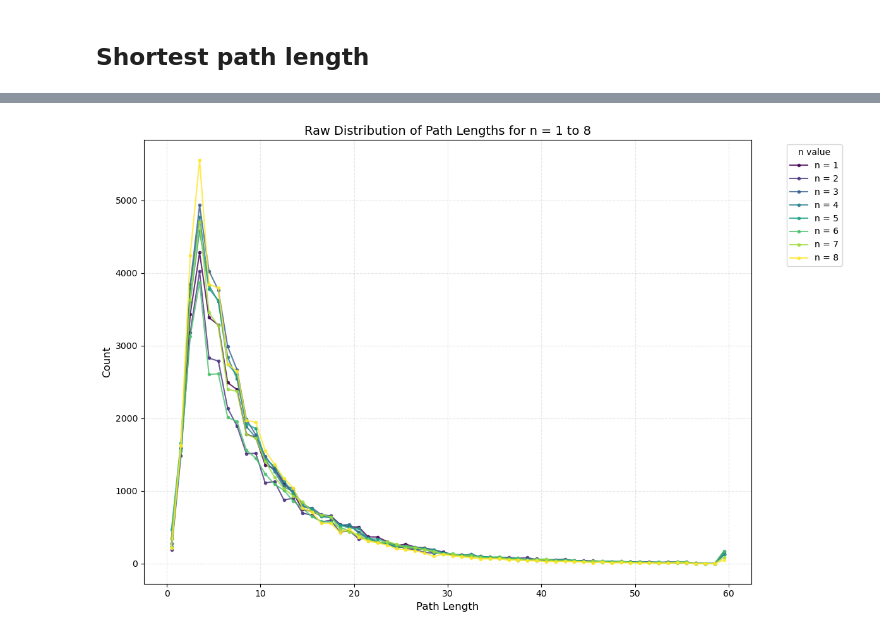
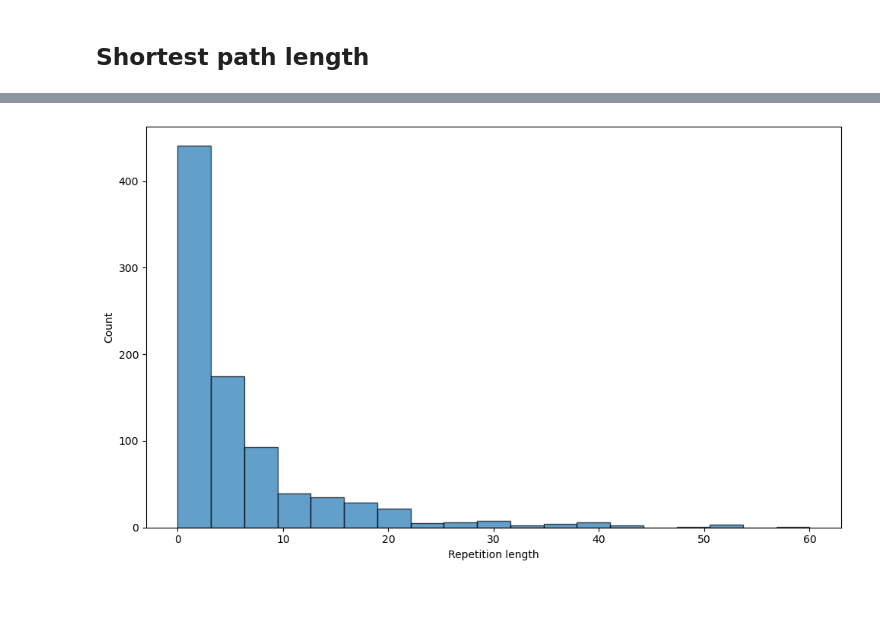
Before and after one commit to flopau76/dBG_project, a Jupyter notebook: analysis.ipynb, the cells around one changed output, grey strips where cells are left out. Saved outputs shown, nothing was run; the diff lists cells and outputs as text; code cells hidden in the pictures; blank space fills up the shorter version.

```diff
--- a/analysis.ipynb
+++ b/analysis.ipynb
@@ -226,46 +226,29 @@ plt.show()
-# %%
-import pandas as pd
-import numpy as np
-import matplotlib.pyplot as plt
-
-plt.figure(figsize=(12, 8))
-
-# Define colors for each n (1 to 8)
-colors = plt.cm.viridis(np.linspace(0, 1, 8))
-
-for n in range(1, 9):  # Loop from n=1 to n=8
-    path = f"data/SP_n{n}_k31.txt"
-
-    try:
-        with open(path) as f:
-            sp_series = pd.Series([int(line.strip().split(":")[1]) for line in f if line.strip()])
-
-        # Compute histogram (raw counts)
-        bins = np.arange(0.5, sp_series.max() + 1.5, 1)
-        hist, bin_edges = np.histogram(sp_series, bins=bins)
-
-        # Plot as a line (no smoothing)
-        plt.plot(
-            bin_edges[:-1],  # Use bin edges (left side)
-            hist,
-            color=colors[n-1],
-            label=f'n = {n}',
-            linewidth=1.5,
-            alpha=0.8,
-            marker='o',  # Optional: Add markers for clarity
-            markersize=3
-        )
-    except FileNotFoundError:
-        print(f"File not found: {path}")
-        continue
-
-# Customize the plot
-plt.xlabel('Path Length', fontsize=12)
-plt.ylabel('Count', fontsize=12)
-plt.title('Raw Distribution of Path Lengths for n = 1 to 8', fontsize=14)
-plt.legend(title='n value', bbox_to_anchor=(1.05, 1), loc='upper left')
-plt.grid(True, linestyle='--', alpha=0.3)
-plt.tight_layout()
-plt.show()
-# %% [output]
-[figure, removed]
+# %%
+n = 8
+path = f"data/scerevisiae8_encoding/R_n{n}_k31.txt"
+
+rows = []
+with open(path) as f:
+    for line in f:
+        line = line.strip()
+        if line.startswith("R:"):
+            parts = line[2:].split("-")
+            if len(parts) == 2:
+                rep, offset = map(int, parts)
+                rows.append({'repetition': rep, 'offset': offset})
+
+df_r = pd.DataFrame(rows)
+df_r = df_r[df_r['repetition'] > 0]
+df_r.sort_values(by='repetition', inplace=True)
+
+bins = np.linspace(0, sp_series.max(), 20)
+plt.figure(figsize=(10, 6))
+plt.hist(df_r['repetition'], bins=bins, edgecolor='black', alpha=0.7)
+plt.xlabel('Repetition length')
+plt.ylabel('Count')
+# plt.title('Distribution of the path length')
+
+plt.tight_layout()
+plt.show()
+# %% [output]
+[figure, added]
```
Also changed, not shown: parts of 2 cells of this notebook, 1 other file.
